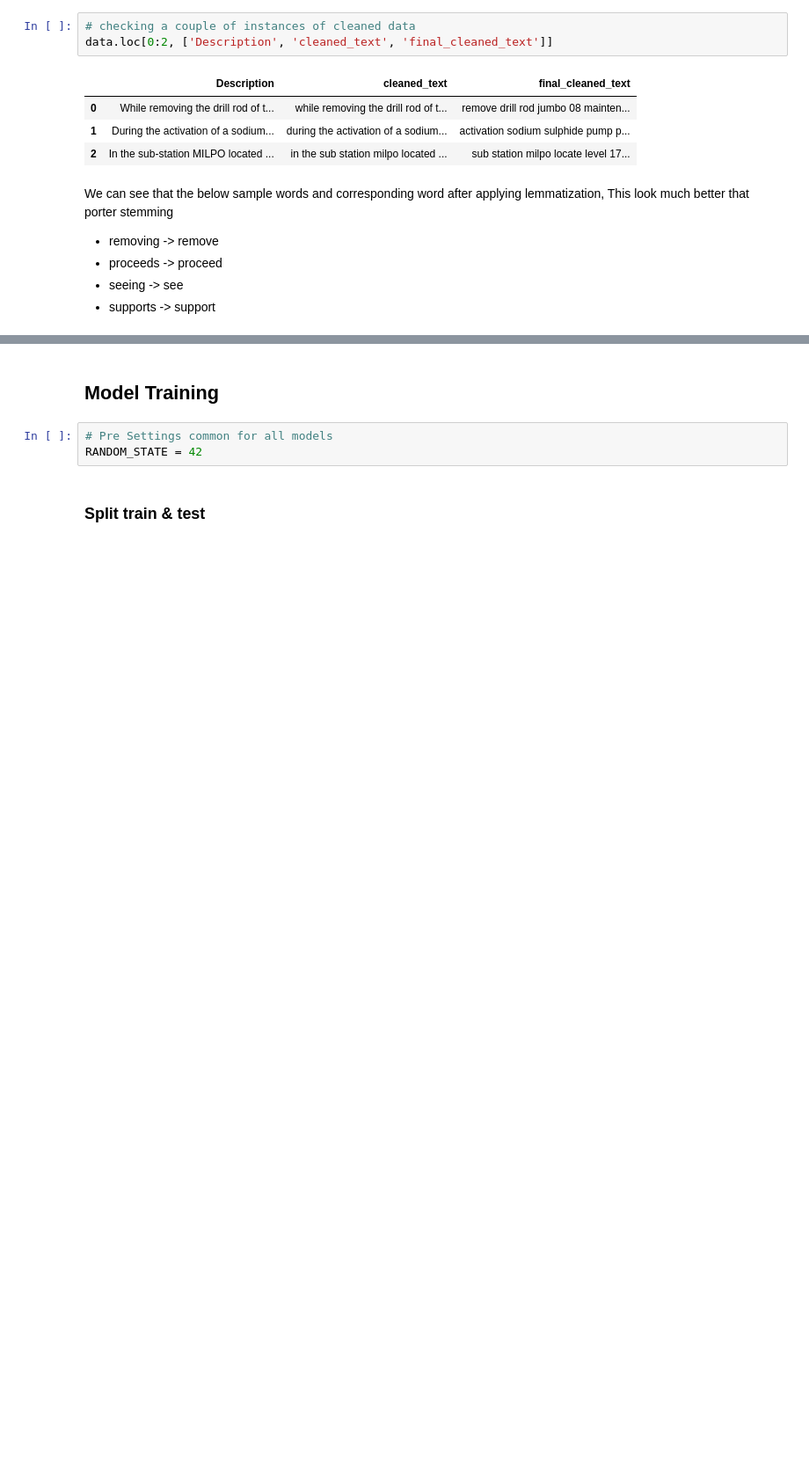
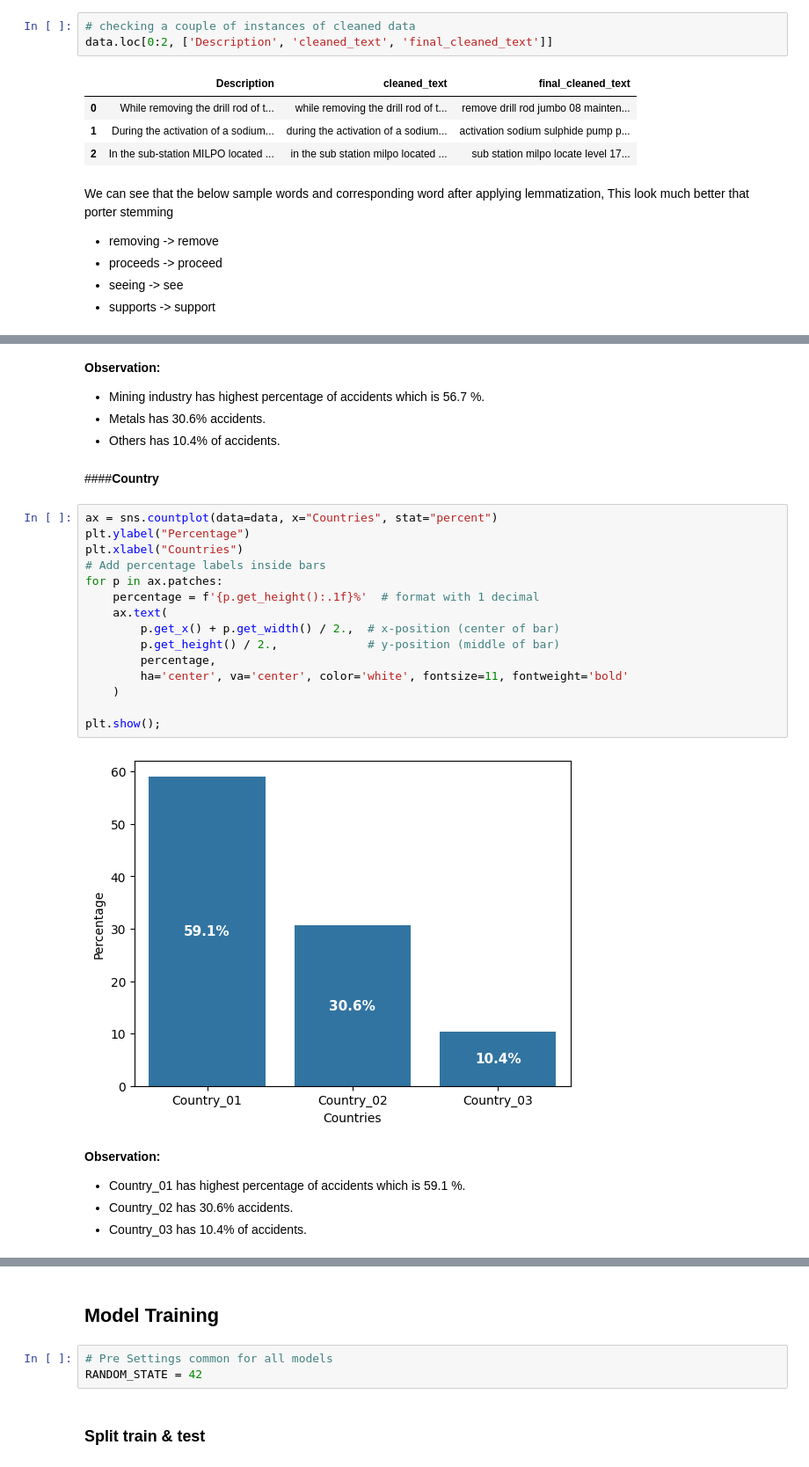
Before and after one commit to ABHINAVRISHI1983/nlp-chat-bot, a Jupyter notebook: NLPChatbot.ipynb, the cells around one changed output, grey strips where cells are left out. Shown at 88% size. Drawn from its saved outputs; the diff is of its cells as text; blank space fills up the shorter version.

```diff
--- a/NLPChatbot.ipynb
+++ b/NLPChatbot.ipynb
@@ -292,0 +335,31 @@ We can see that the below sample words and corresponding word after applying lem
+# %% [markdown]
+**Observation:**
+
+*  Mining industry has highest percentage of accidents which is 56.7 %.
+*  Metals has 30.6% accidents.
+*  Others  has 10.4% of accidents.
+# %% [markdown]
+####**Country**
+# %%
+ax = sns.countplot(data=data, x="Countries", stat="percent")
+plt.ylabel("Percentage")
+plt.xlabel("Countries")
+# Add percentage labels inside bars
+for p in ax.patches:
+    percentage = f'{p.get_height():.1f}%'  # format with 1 decimal
+    ax.text(
+        p.get_x() + p.get_width() / 2.,  # x-position (center of bar)
+        p.get_height() / 2.,             # y-position (middle of bar)
+        percentage,
+        ha='center', va='center', color='white', fontsize=11, fontweight='bold'
+    )
+
+plt.show();
+# %% [output]
+[figure, added]
+# %% [markdown]
+**Observation:**
+
+- Country_01 has highest percentage of accidents which is 59.1 %.
+- Country_02 has 30.6% accidents.
+- Country_03 has 10.4% of accidents.
```
Also changed, not shown: parts of 56 cells of this notebook.
